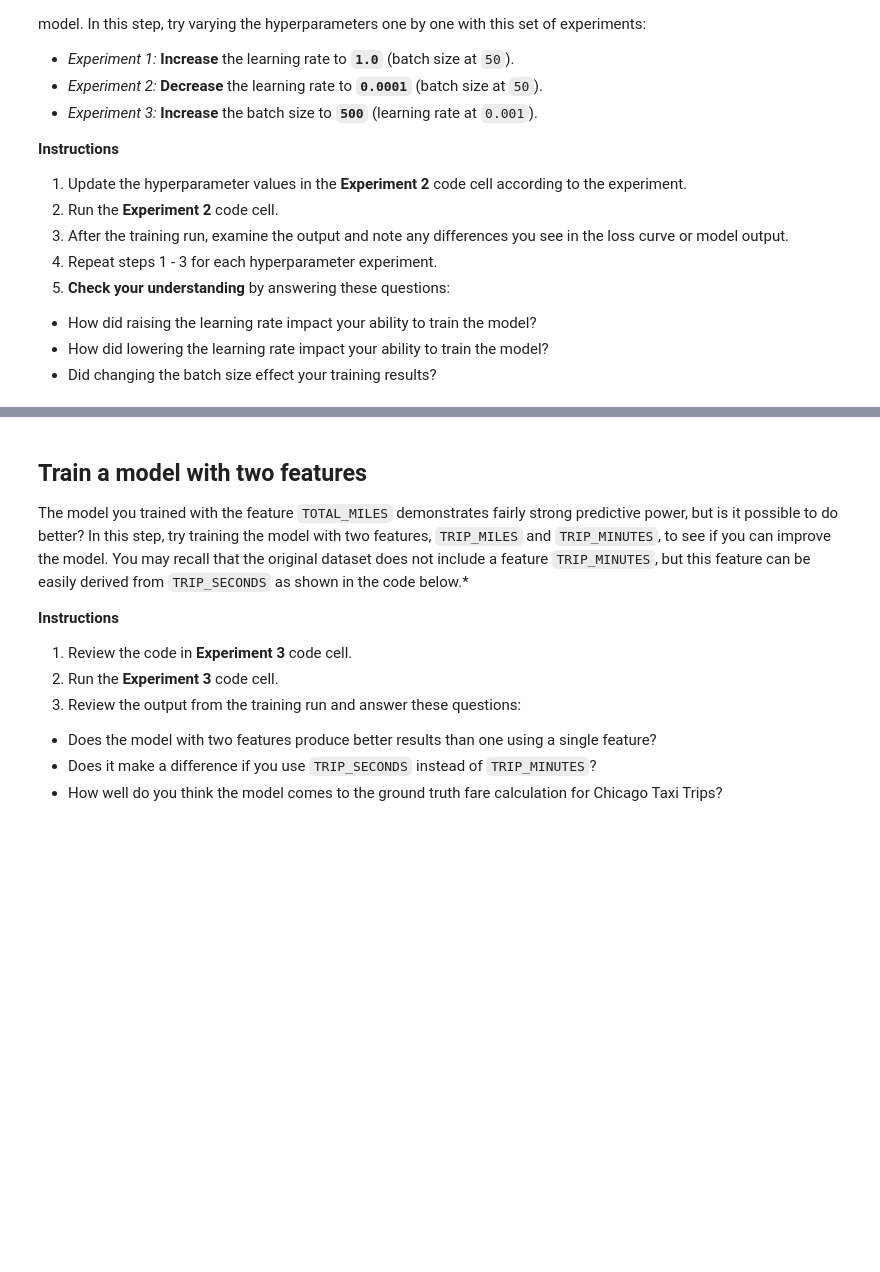
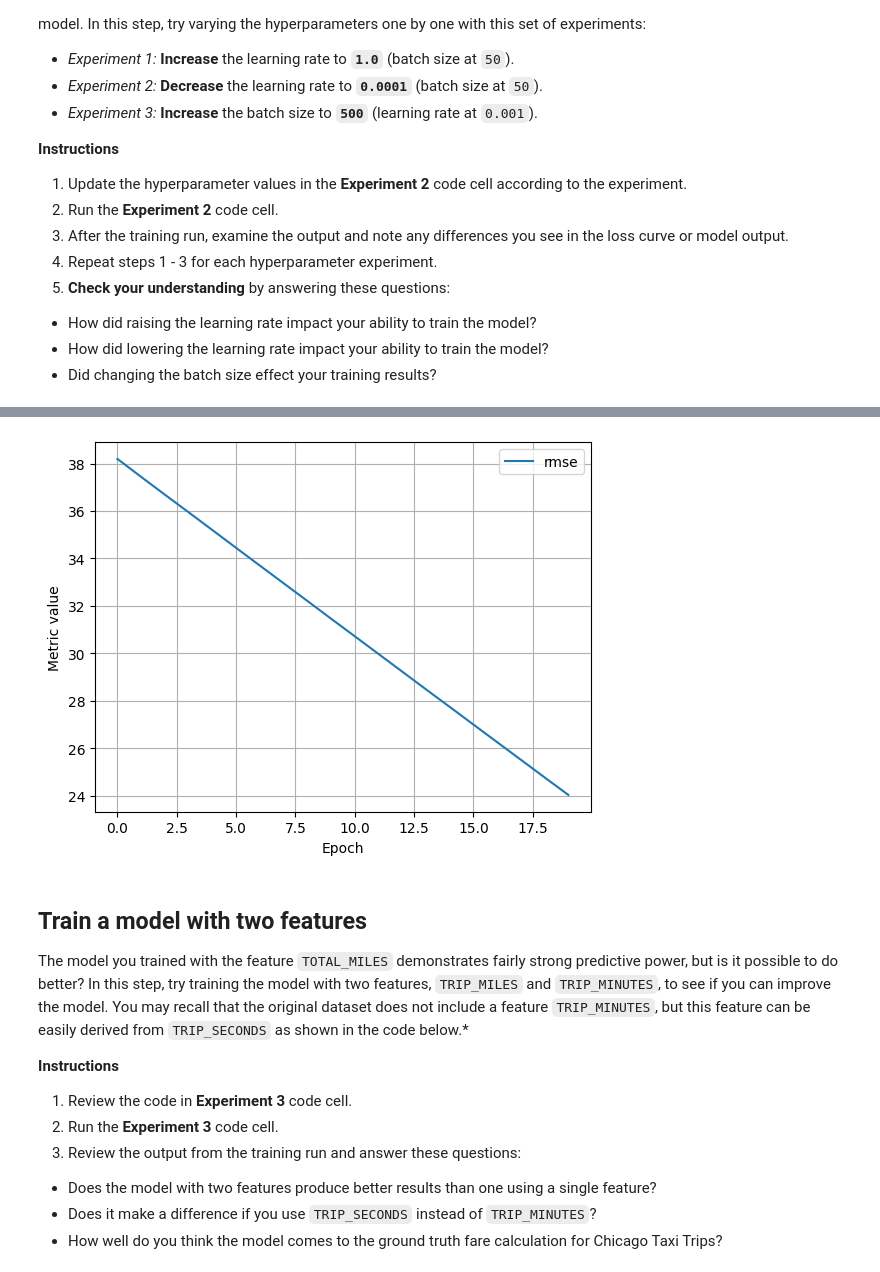
Before and after one commit to Dipanshi/Google-lab-Machine-Learning-, a Jupyter notebook: ml/cc/exercises/linear_regression_taxi.ipynb, the cells around one changed output, grey strips where cells are left out. Saved outputs shown, nothing was run; the diff lists cells and outputs as text; code cells hidden in the pictures; blank space fills up the shorter version.

```diff
--- a/ml/cc/exercises/linear_regression_taxi.ipynb
+++ b/ml/cc/exercises/linear_regression_taxi.ipynb
@@ -371,7 +445,7 @@ It is common with machine learning to run multiple experiments to find the best
 settings_2 = ml_edu.experiment.ExperimentSettings(
     learning_rate = 0.001,
     number_epochs = 20,
-    batch_size = 50,
+    batch_size = 500,
     input_features = ['TRIP_MILES']
 )
 
@@ -383,3 +457,4 @@ experiment_2 = train_model('one_feature_hyper', model_2, training_df, 'FARE', se
 
 ml_edu.results.plot_experiment_metrics(experiment_2, ['rmse'])
 ml_edu.results.plot_model_predictions(experiment_2, training_df, 'FARE')
+# %% [output]
@@ -386,3 +479,4 @@ ml_edu.results.plot_model_predictions(experiment_2, training_df, 'FARE')
+[figure, added]
 # %%
 #@title Double-click to view answers for hyperparameter experiments
 
```
Also changed, not shown: parts of 14 cells of this notebook.
